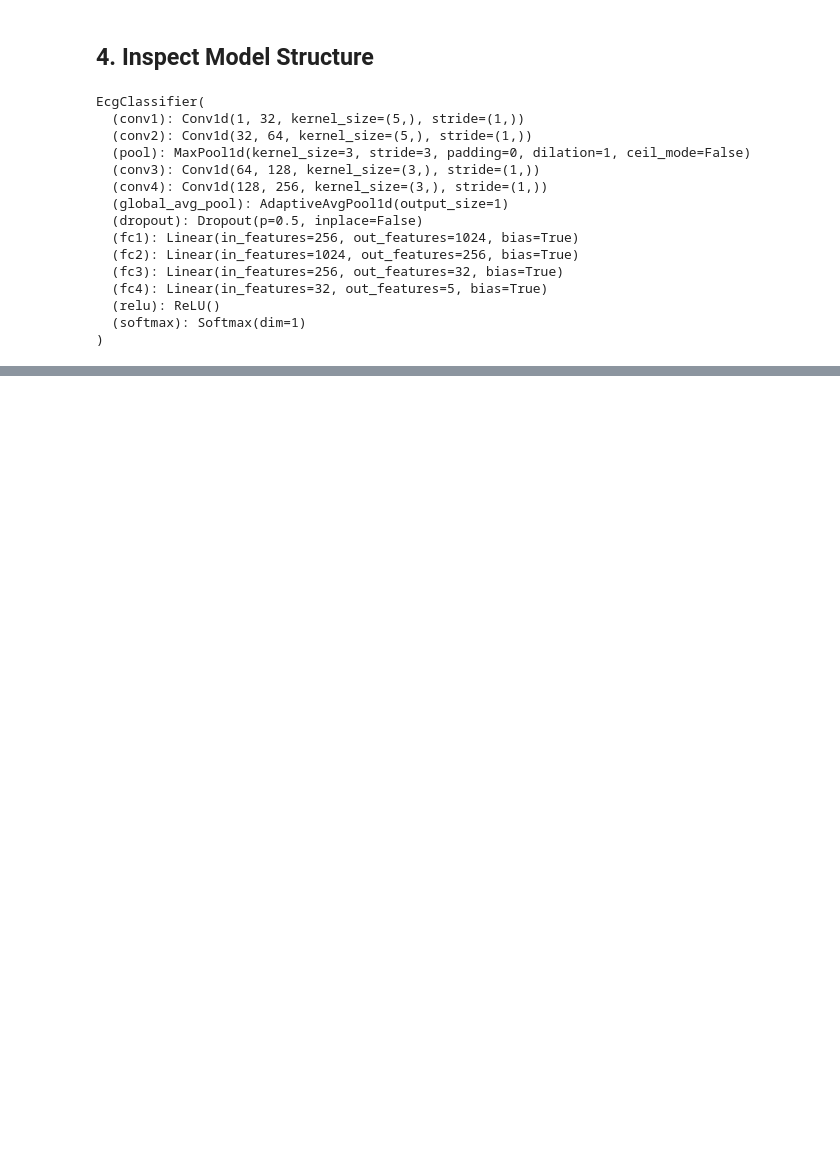
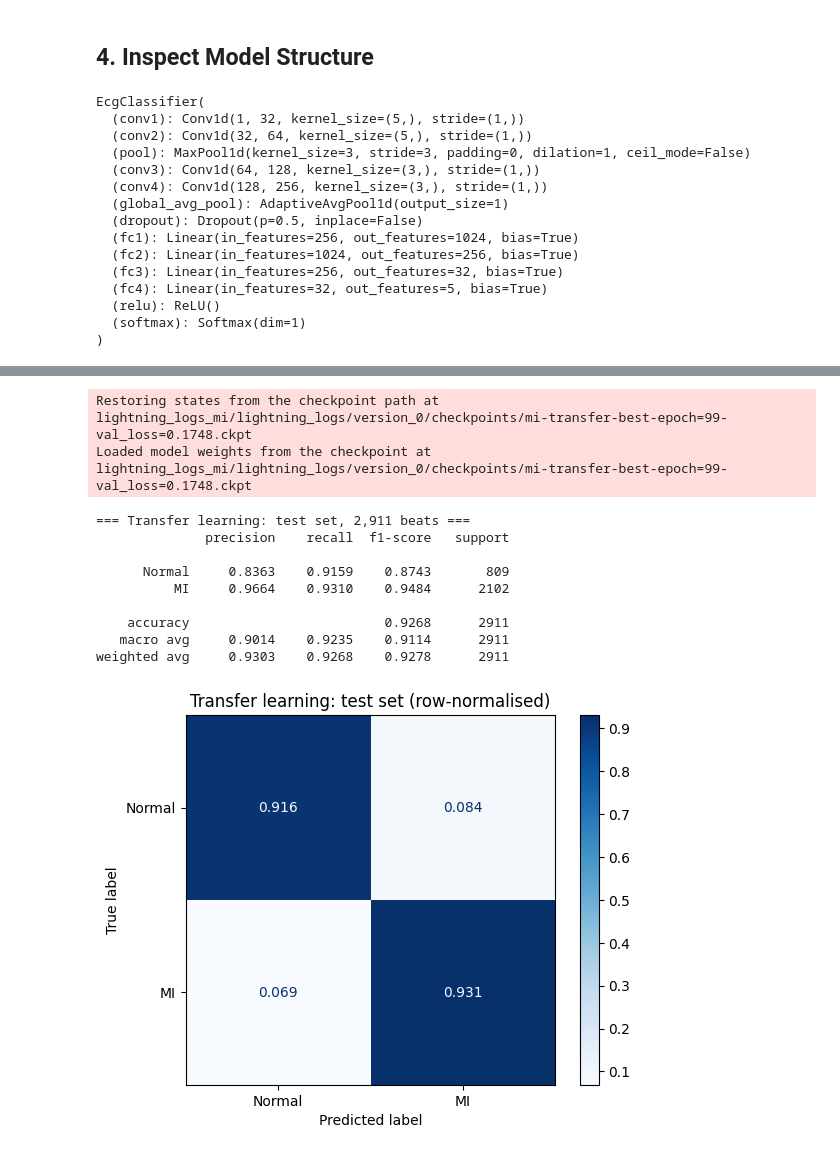
Before and after one commit to MichaelJWebster/arrhythmia_detection_ecg, a Jupyter notebook: transfer_learning.ipynb, the cells around one changed output, grey strips where cells are left out. Cells and saved outputs as stored; diff of their text form; code cells hidden in the pictures; blank space fills up the shorter version.

```diff
--- a/transfer_learning.ipynb
+++ b/transfer_learning.ipynb
@@ -212,0 +158,5 @@ Estimated Total Size (MB): 2.99
+# %%
+ptb = load_ptbdb(DATA_DIR)
+labels = ptb.iloc[:, -1].to_numpy().astype(int)
+classes, counts = np.unique(labels, return_counts=True)
+print(f"{len(ptb):,} beats:", {PTB_CLASSES[c]: int(n) for c, n in zip(classes, counts)})
@@ -212,0 +169,19 @@ Estimated Total Size (MB): 2.99
+# %%
+idx = np.arange(len(ptb))
+trainval_idx, test_idx = train_test_split(idx, test_size=0.2, stratify=labels, random_state=SEED)
+train_idx, val_idx = train_test_split(trainval_idx, test_size=0.125, stratify=labels[trainval_idx], random_state=SEED)
+print(f"train {len(train_idx):,} | val {len(val_idx):,} | test {len(test_idx):,}")
+
+# PTB is small: a full pass over the training split takes about a second in the main
+# process, so worker processes would only add start-up stalls (several seconds each on macOS).
+def make_loader(rows, shuffle):
+    return DataLoader(ECGDataset(ptb.iloc[rows]), batch_size=64, shuffle=shuffle, num_workers=0)
+
+train_dl = make_loader(train_idx, shuffle=True)
+val_dl = make_loader(val_idx, shuffle=False)
+test_dl = make_loader(test_idx, shuffle=False)
+
+# Inverse-frequency class weights from the training split (MI beats outnumber normal about 2.6 : 1)
+train_counts = np.bincount(labels[train_idx], minlength=2)
+class_weights = torch.tensor(train_counts.sum() / (2 * train_counts), dtype=torch.float32)
+print("class weights:", {PTB_CLASSES[c]: round(float(w), 3) for c, w in enumerate(class_weights)})
@@ -212,0 +335,11 @@ Estimated Total Size (MB): 2.99
+# %%
+pl.seed_everything(SEED, workers=True)
+
+backbone = EcgLightningModule.load_from_checkpoint(ckpt_path, strict=False, map_location="cpu").model
+transfer = BeatClassifier(MiTransferModel(backbone, freeze=True), class_weights, learning_rate=3e-3)
+
+trainable = sum(p.numel() for p in transfer.parameters() if p.requires_grad)
+total = sum(p.numel() for p in transfer.parameters())
+print(f"Trainable parameters: {trainable:,} of {total:,}")
+
+transfer_trainer = fit(transfer, "mi-transfer", max_epochs=epoch_limit(300))
@@ -212,0 +357,15 @@ Estimated Total Size (MB): 2.99
+# %%
+transfer_results = evaluate(transfer_trainer, transfer, "Frozen features")
+# %% [output]
+Restoring states from the checkpoint path at lightning_logs_mi/lightning_logs/version_0/checkpoints/mi-transfer-best-epoch=99-val_loss=0.1748.ckpt
+Loaded model weights from the checkpoint at lightning_logs_mi/lightning_logs/version_0/checkpoints/mi-transfer-best-epoch=99-val_loss=0.1748.ckpt
+=== Transfer learning: test set, 2,911 beats ===
+              precision    recall  f1-score   support
+
+      Normal     0.8363    0.9159    0.8743       809
+          MI     0.9664    0.9310    0.9484      2102
+
+    accuracy                         0.9268      2911
+   macro avg     0.9014    0.9235    0.9114      2911
+weighted avg     0.9303    0.9268    0.9278      2911
+[figure, added]
```
Also changed, not shown: parts of 25 cells of this notebook, 6 other files.
